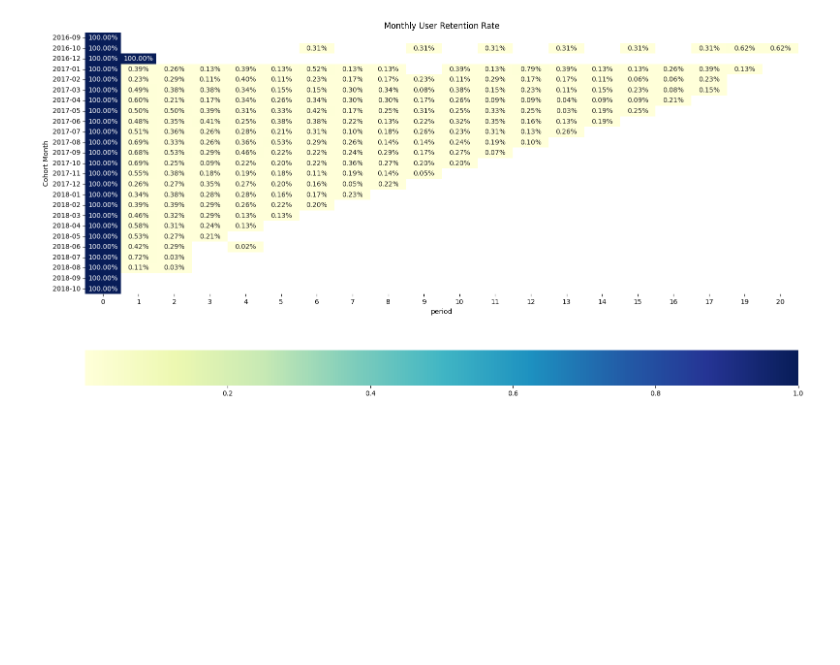
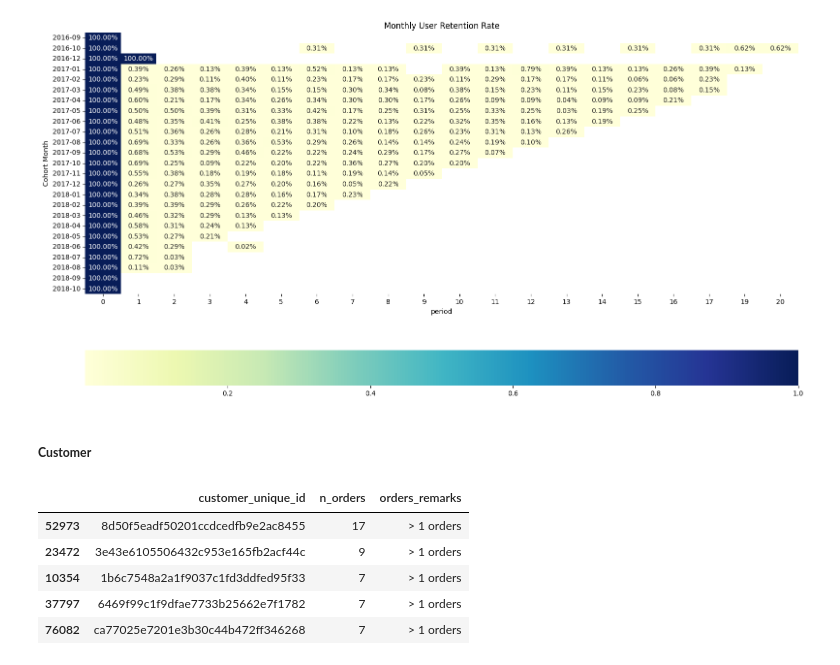
Before and after one commit to aridiawan/ecommerce-analysis, a Jupyter notebook: notebooks/2.0.1-eda-business.ipynb, the cells around one changed output. Drawn from its saved outputs; the diff is of its cells as text; code cells hidden in the pictures; blank space fills up the shorter version.

```diff
--- a/notebooks/2.0.1-EDA.ipynb
+++ b/notebooks/2.0.1-eda-business.ipynb
@@ -239,3 +219,16 @@ plt.title('Monthly User Retention Rate')
 plt.show()
 # %% [output]
 [figure]
+# %% [markdown]
+##### **Customer**
+# %%
+dfOrd = data_eda.groupby('customer_unique_id')['order_id'].nunique().reset_index().rename(columns={'order_id': 'n_orders'})
+dfOrd['orders_remarks'] = dfOrd['n_orders'].apply(lambda x: '> 1 orders' if x > 1 else '1 order')
+dfOrd.nlargest(5, columns='n_orders')
+# %% [output]
+|  | customer_unique_id | n_orders | orders_remarks |
+| 52973 | 8d50f5eadf50201ccdcedfb9e2ac8455 | 17 | > 1 orders |
+| 23472 | 3e43e6105506432c953e165fb2acf44c | 9 | > 1 orders |
+| 10354 | 1b6c7548a2a1f9037c1fd3ddfed95f33 | 7 | > 1 orders |
+| 37797 | 6469f99c1f9dfae7733b25662e7f1782 | 7 | > 1 orders |
+| 76082 | ca77025e7201e3b30c44b472ff346268 | 7 | > 1 orders |
```
Also changed, not shown: parts of 13 cells of this notebook.
